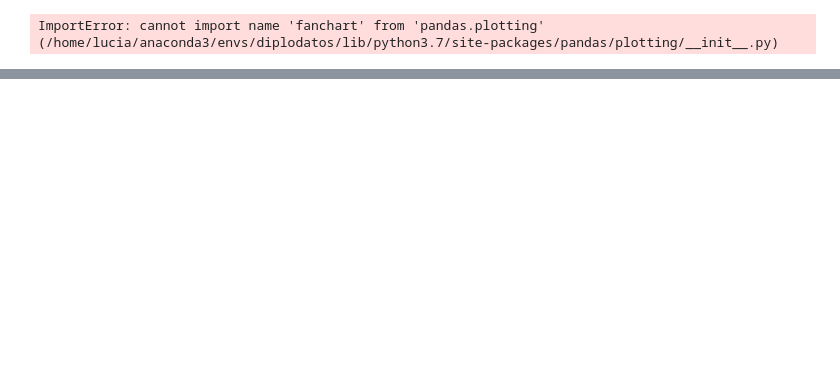
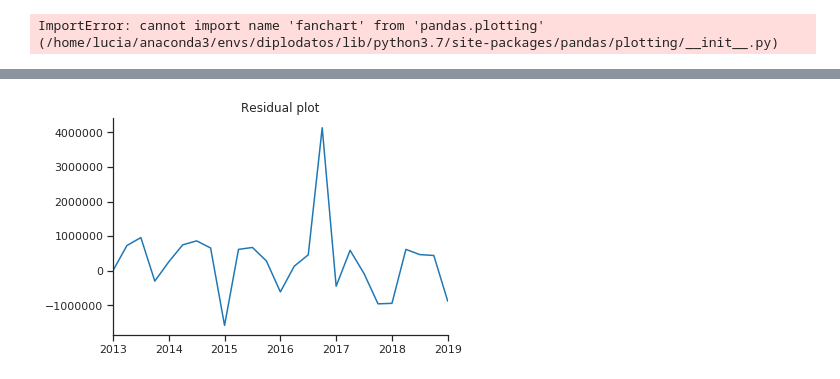
Before and after one commit to git-lu/TimeSeriesAnalysis, a Jupyter notebook: NaiveTimeSeriesAnalysis.ipynb, the cells around one changed output, grey strips where cells are left out. Cells and saved outputs as stored; diff of their text form; code cells hidden in the pictures; blank space fills up the shorter version.

```diff
--- a/NaiveTimeSeriesAnalysis.ipynb
+++ b/NaiveTimeSeriesAnalysis.ipynb
@@ -157,0 +195,12 @@ ImportError: cannot import name 'fanchart' from 'pandas.plotting' (/home/lucia/a
+# %%
+resid=y1-fitted_ses
+# %%
+fig, ax= plt.subplots();#figsize=(9,6))
+resid.plot(color=blue)
+ax.set_xlabel('')
+ax.set_xticks([], minor=True)
+ax.set_title('Residual plot')
+sns.despine()
+plt.show()
+# %% [output]
+[figure, added]
```
Also changed, not shown: parts of 13 cells of this notebook.
